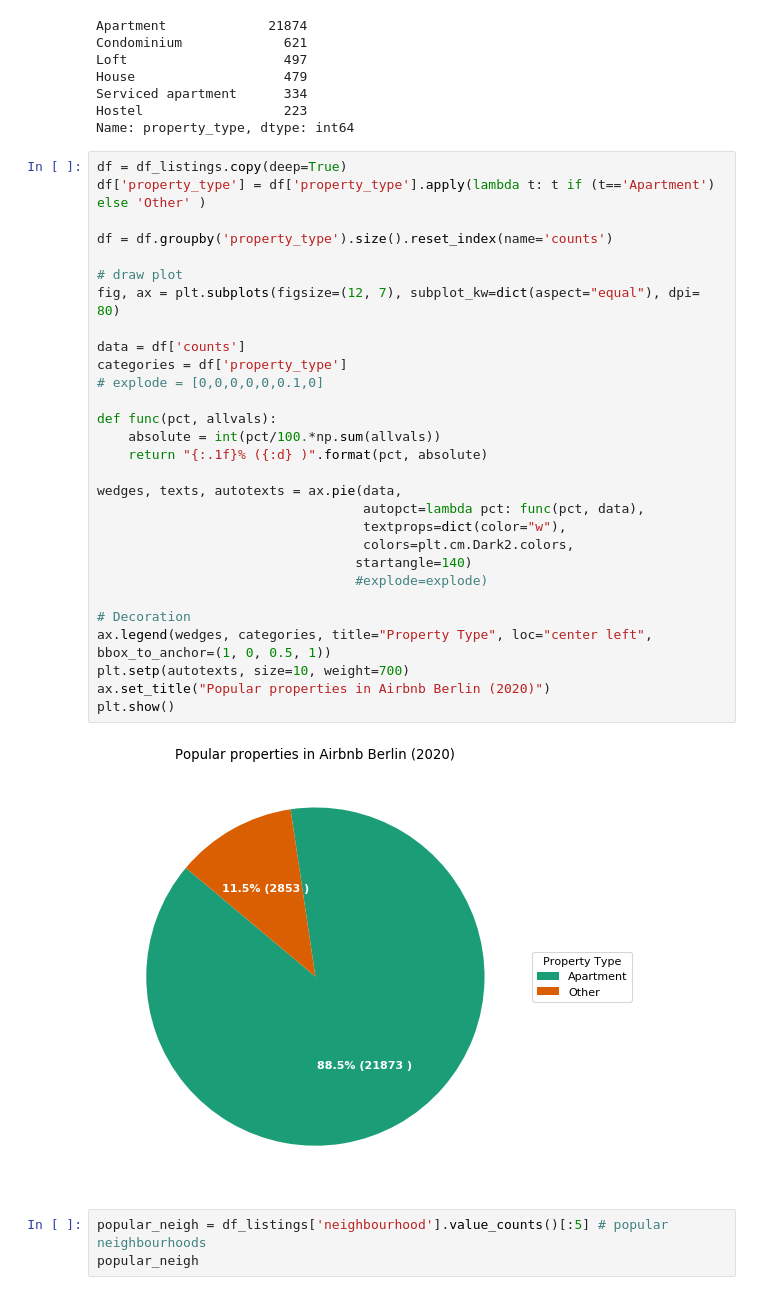
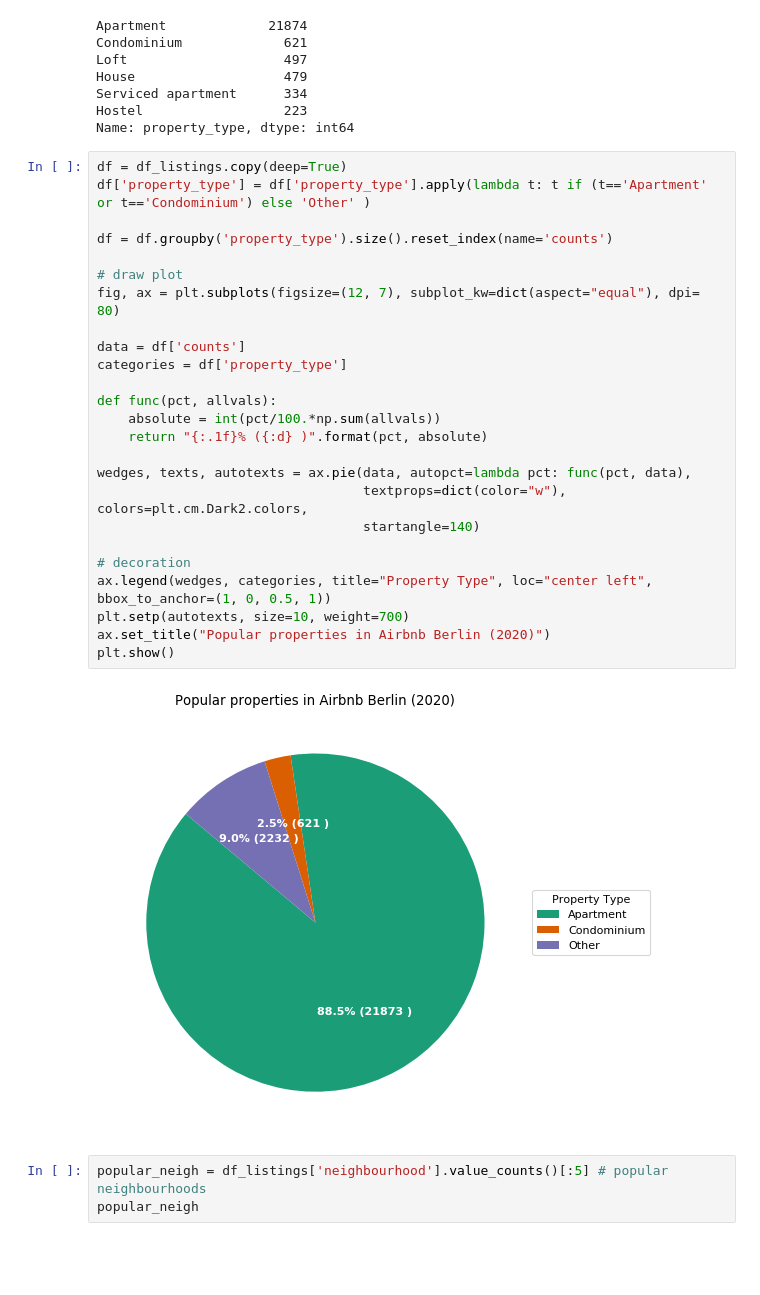
Before and after one commit to vitorarrais/data-science-notebooks, a Jupyter notebook: airbnb-berlin/airbnb-berlin.ipynb, the cells around one changed output. Drawn from its saved outputs; the diff is of its cells as text; blank space fills up the shorter version.

Commit message:
data analysis

```diff
--- a/airbnb-berlin/airbnb-berlin.ipynb
+++ b/airbnb-berlin/airbnb-berlin.ipynb
@@ -264,35 +257,31 @@ Hostel                  223
 Name: property_type, dtype: int64
 # %%
 df = df_listings.copy(deep=True)
-df['property_type'] = df['property_type'].apply(lambda t: t if (t=='Apartment') else 'Other' )
+df['property_type'] = df['property_type'].apply(lambda t: t if (t=='Apartment' or t=='Condominium') else 'Other' )
 
 df = df.groupby('property_type').size().reset_index(name='counts')
 
 # draw plot
 fig, ax = plt.subplots(figsize=(12, 7), subplot_kw=dict(aspect="equal"), dpi= 80)
 
 data = df['counts']
 categories = df['property_type']
-# explode = [0,0,0,0,0,0.1,0]
 
 def func(pct, allvals):
     absolute = int(pct/100.*np.sum(allvals))
     return "{:.1f}% ({:d} )".format(pct, absolute)
 
-wedges, texts, autotexts = ax.pie(data,
-                                  autopct=lambda pct: func(pct, data),
-                                  textprops=dict(color="w"),
-                                  colors=plt.cm.Dark2.colors,
-                                 startangle=140)
-                                 #explode=explode)
+wedges, texts, autotexts = ax.pie(data, autopct=lambda pct: func(pct, data),
+                                  textprops=dict(color="w"), colors=plt.cm.Dark2.colors,
+                                  startangle=140)
 
-# Decoration
+# decoration
 ax.legend(wedges, categories, title="Property Type", loc="center left", bbox_to_anchor=(1, 0, 0.5, 1))
 plt.setp(autotexts, size=10, weight=700)
 ax.set_title("Popular properties in Airbnb Berlin (2020)")
 plt.show()
 # %% [output]
-[figure, old version]
+[figure, new version]
 # %%
 popular_neigh = df_listings['neighbourhood'].value_counts()[:5] # popular neighbourhoods
 popular_neigh
```
Also changed, not shown: parts of 31 cells of this notebook.
